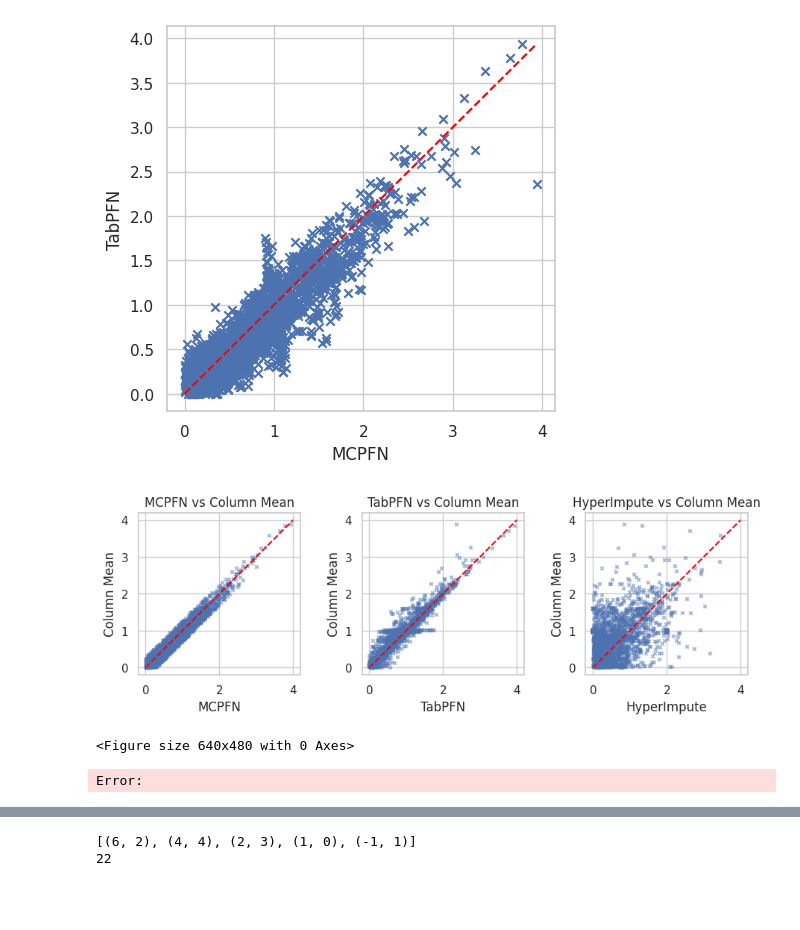
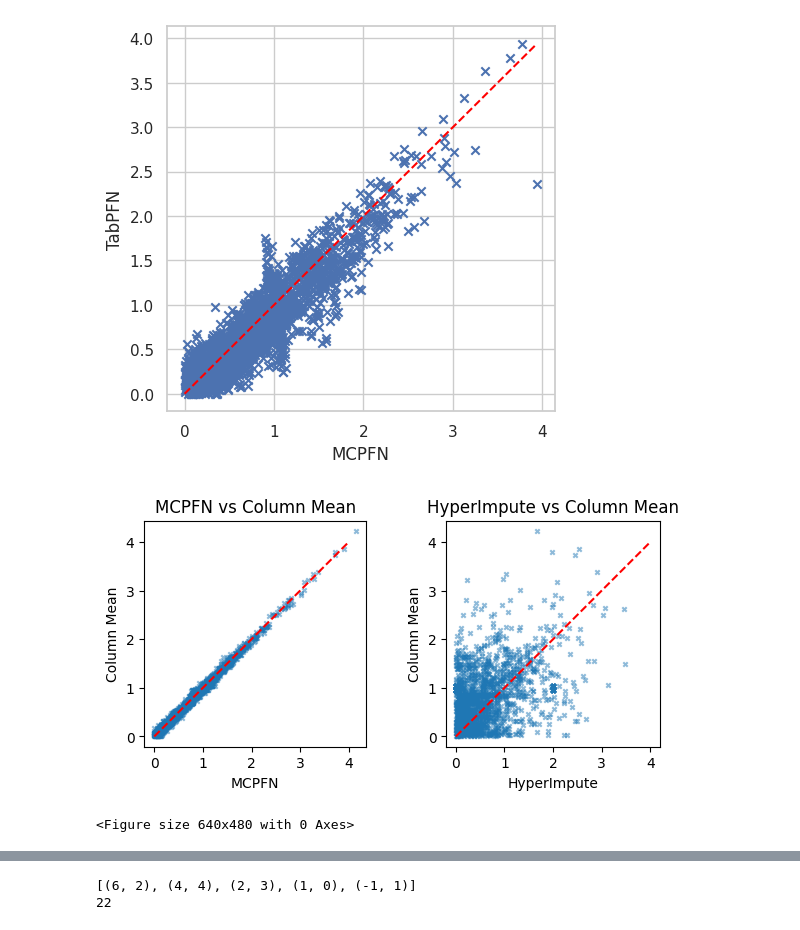
Before and after one commit to jacobf18/tabular, a Jupyter notebook: mcpfn/tests.ipynb, the cells around one changed output, grey strips where cells are left out. Saved outputs shown, nothing was run; the diff lists cells and outputs as text; code cells hidden in the pictures; blank space fills up the shorter version.

```diff
--- a/mcpfn/tests.ipynb
+++ b/mcpfn/tests.ipynb
@@ -111,7 +67,7 @@ datasets = [(X, "diabetes", 61)]
 # --- Define missingness patterns ---
 # add the one I said there was a bug in: MCARFixedPattern
 patterns = {
-    "MCAR": MCARPattern(config={"p_missing": 0.5}),
+    "MCAR": MCARPattern(config={"p_missing": 0.4}),
     # "MAR": MARPattern(config={"p_missing": 0.5}),
     # "MNAR": MNARPattern(config={"p_missing": 0.5}),
 }
@@ -121,7 +77,7 @@ mcpfn = ImputePFN(
     device='cuda',
     encoder_path='/root/tabular/mcpfn/src/mcpfn/model/encoder.pth',
     borders_path='/root/tabular/mcpfn/borders.pt',
-    checkpoint_path='/mnt/mcpfn_data_tor/checkpoints/all_data/config_27_2e-4.ckpt'
+    checkpoint_path='/mnt/mcpfn_data/checkpoints/linear_factor/step-1450.ckpt'
 )
 tabpfn = TabPFNImputer(device='cuda')
 
@@ -154,11 +110,11 @@ for pattern_name, pattern in patterns.items():
 
     # print(X_mcpfn)
 
-    print("TabPFN")
-    X_tabpfn = tabpfn.impute(X_missing.numpy().copy())
-    imputer_errors["TabPFN"] = compute_abs_errors(X_normalized, X_missing, X_tabpfn)
+    # print("TabPFN")
+    # X_tabpfn = tabpfn.impute(X_missing.numpy().copy())
+    # imputer_errors["TabPFN"] = compute_abs_errors(X_normalized, X_missing, X_tabpfn)
 
-    imputed_vals_tabpfn = torch.tensor(X_tabpfn)[missing_inds]
+    # imputed_vals_tabpfn = torch.tensor(X_tabpfn)[missing_inds]
 
 
     # print(X_tabpfn)
@@ -177,6 +133,13 @@ for pattern_name, pattern in patterns.items():
 
     imputed_vals_column_mean = torch.tensor(out)[missing_inds]
 
+    print("Row Mean")
+    plugin = Imputers().get("mean")
+    out = plugin.fit_transform(X_missing.numpy().copy().T).to_numpy().T
+    imputer_errors["Row Mean"] = compute_abs_errors(X_normalized, X_missing, out)
+
+    imputed_vals_row_mean = torch.tensor(out)[missing_inds]
+
     # print(out)
 
     # HyperImpute imputation
@@ -243,37 +206,36 @@ plt.show()
 [figure]
 # %%
 # Plot MCPFN vs Column Mean absolute errors on a scatter plot
-fig, axs = plt.subplots(1, 3, figsize=(9, 3), layout='constrained')
+fig, axs = plt.subplots(1, 2, figsize=(6, 3), layout='constrained')
 
 axs[0].scatter(np.abs(imputed_vals_mcpfn - true_vals), np.abs(imputed_vals_column_mean - true_vals), marker='x', s=10, alpha=0.5)
 axs[0].set_xlabel("MCPFN")
 axs[0].set_ylabel("Column Mean")
 axs[0].set_title("MCPFN vs Column Mean")
 
 
-axs[1].scatter(np.abs(imputed_vals_tabpfn - true_vals), np.abs(imputed_vals_column_mean - true_vals), marker='x', s=10, alpha=0.5)
-axs[1].set_xlabel("TabPFN")
+# axs[1].scatter(np.abs(imputed_vals_tabpfn - true_vals), np.abs(imputed_vals_column_mean - true_vals), marker='x', s=10, alpha=0.5)
+# axs[1].set_xlabel("TabPFN")
+# axs[1].set_ylabel("Column Mean")
+# axs[1].set_title("TabPFN vs Column Mean")
+
+axs[1].scatter(np.abs(imputed_vals_hyperimpute - true_vals), np.abs(imputed_vals_column_mean - true_vals), marker='x', s=10, alpha=0.5)
+axs[1].set_xlabel("HyperImpute")
 axs[1].set_ylabel("Column Mean")
-axs[1].set_title("TabPFN vs Column Mean")
-
-axs[2].scatter(np.abs(imputed_vals_hyperimpute - true_vals), np.abs(imputed_vals_column_mean - true_vals), marker='x', s=10, alpha=0.5)
-axs[2].set_xlabel("HyperImpute")
-axs[2].set_ylabel("Column Mean")
-axs[2].set_title("HyperImpute vs Column Mean")
+axs[1].set_title("HyperImpute vs Column Mean")
 
 # Plot a line at y=x from 0 to 4 in each plot
 axs[0].plot([0, 4], [0, 4], color='red', linestyle='--')
 axs[1].plot([0, 4], [0, 4], color='red', linestyle='--')
-axs[2].plot([0, 4], [0, 4], color='red', linestyle='--')
+# axs[2].plot([0, 4], [0, 4], color='red', linestyle='--')
 
 # Make the plots square
 axs[0].set_aspect('equal', adjustable='box')
 axs[1].set_aspect('equal', adjustable='box')
-axs[2].set_aspect('equal', adjustable='box')
+# axs[2].set_aspect('equal', adjustable='box')
 
 plt.show()
 plt.tight_layout()
 # %% [output]
-[figure, old version]
+[figure, new version]
 <Figure size 640x480 with 0 Axes>
-Error:
```
Also changed, not shown: parts of 6 cells of this notebook, 3 other files.
